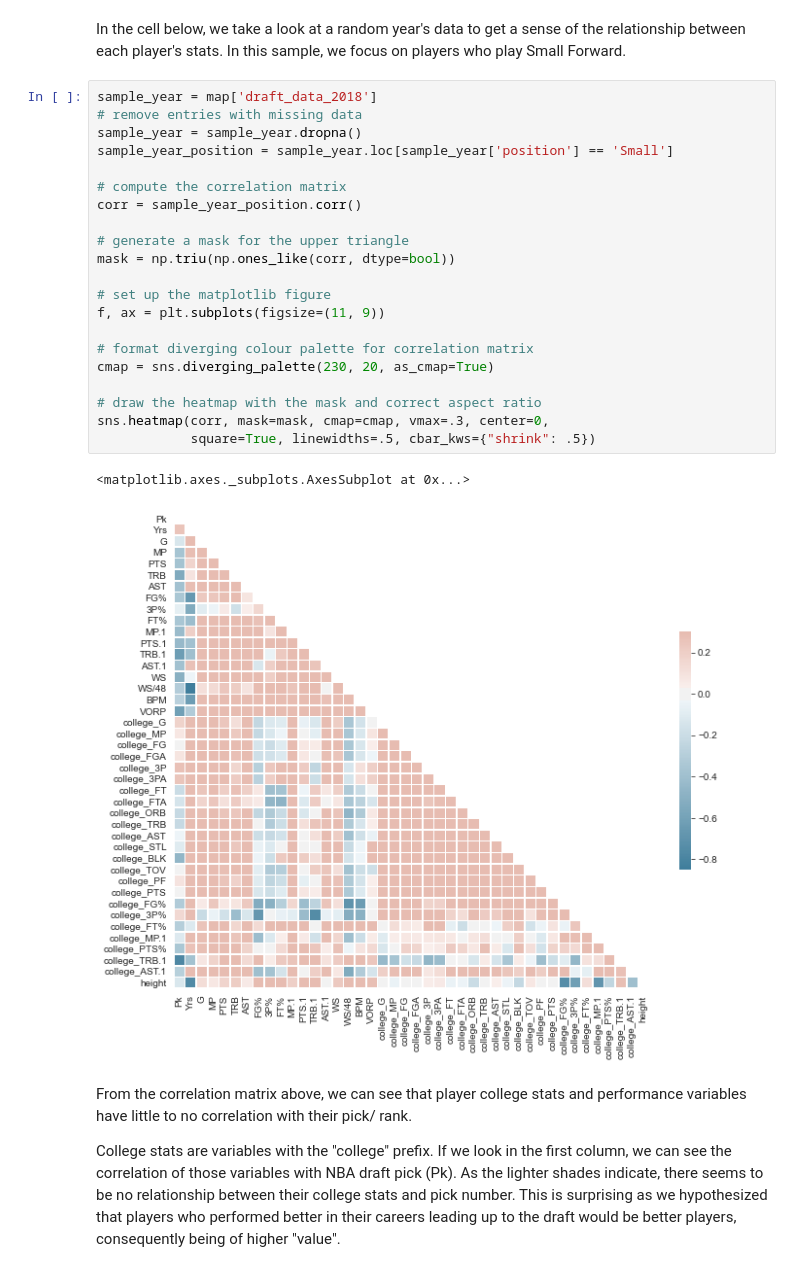
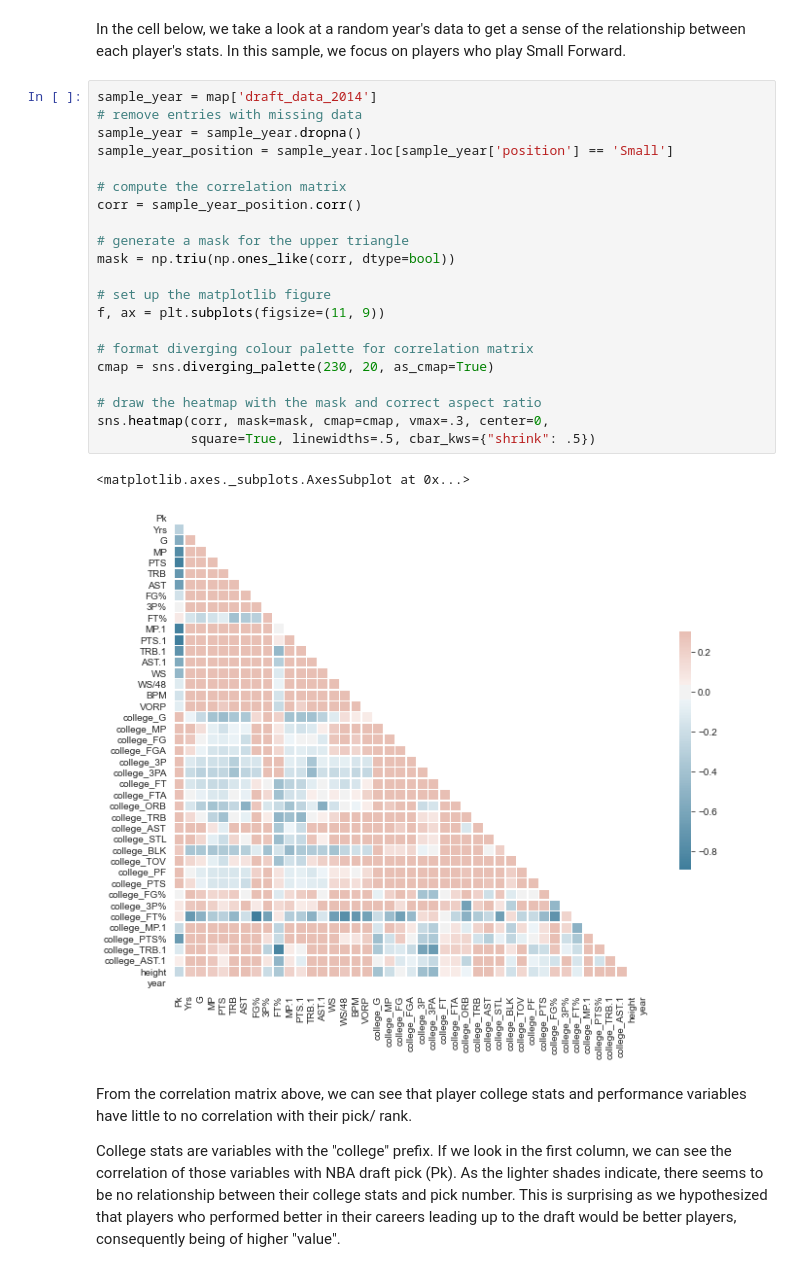
Before and after one commit to vivvvli/nba-draft-analysis, a Jupyter notebook: scrap.ipynb, the cells around one changed output. Drawn from its saved outputs; the diff is of its cells as text.

```diff
--- a/scrap.ipynb
+++ b/scrap.ipynb
@@ -19,29 +19,29 @@ for sheet_name in xls.sheet_names:
 # %% [markdown]
 In the cell below, we take a look at a random year's data to get a sense of the relationship between each player's stats. In this sample, we focus on players who play Small Forward.
 # %%
-sample_year = map['draft_data_2018']
+sample_year = map['draft_data_2014']
 # remove entries with missing data
 sample_year = sample_year.dropna()
 sample_year_position = sample_year.loc[sample_year['position'] == 'Small']
 
 # compute the correlation matrix
 corr = sample_year_position.corr()
 
 # generate a mask for the upper triangle
 mask = np.triu(np.ones_like(corr, dtype=bool))
 
 # set up the matplotlib figure
 f, ax = plt.subplots(figsize=(11, 9))
 
 # format diverging colour palette for correlation matrix
 cmap = sns.diverging_palette(230, 20, as_cmap=True)
 
 # draw the heatmap with the mask and correct aspect ratio
 sns.heatmap(corr, mask=mask, cmap=cmap, vmax=.3, center=0,
             square=True, linewidths=.5, cbar_kws={"shrink": .5})
 # %% [output]
 <matplotlib.axes._subplots.AxesSubplot at 0x...>
-[figure, old version]
+[figure, new version]
 # %% [markdown]
 From the correlation matrix above, we can see that player college stats and performance variables have little to no correlation with their pick/ rank.
 
```
Also changed, not shown: 5 other files.
